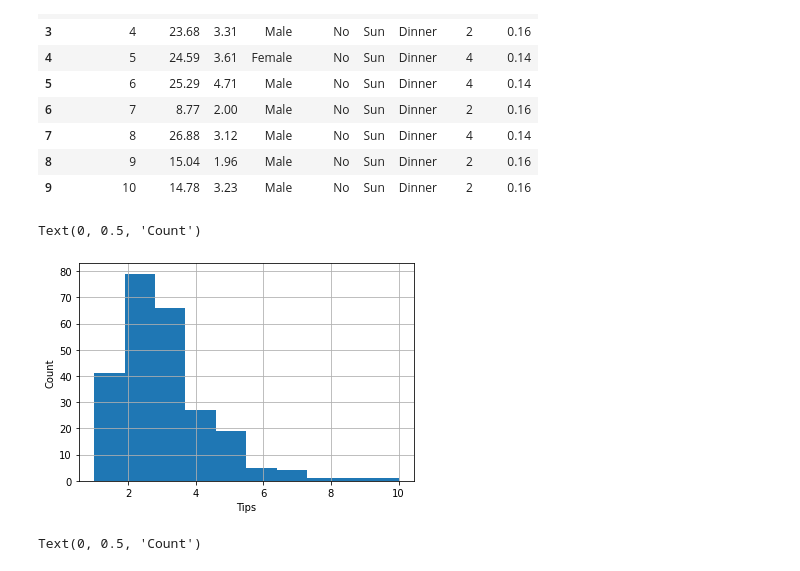
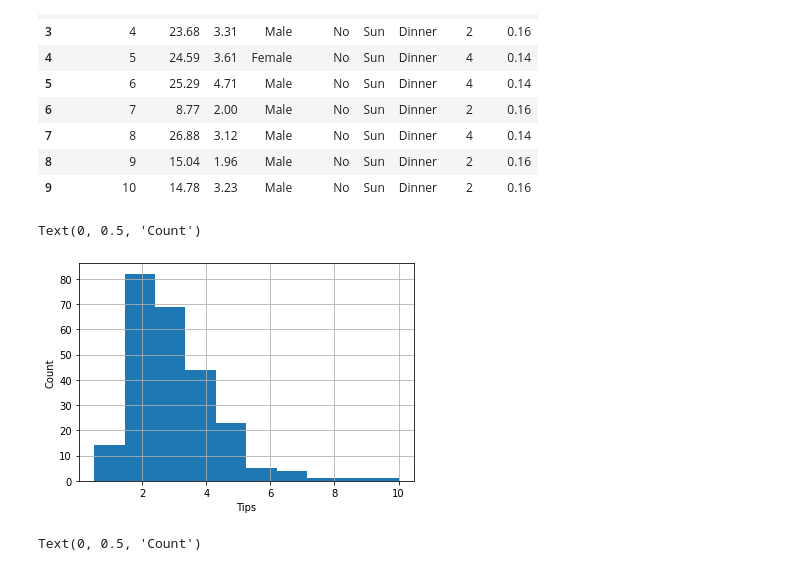
Before and after one commit to majockster/comp333-assignment1, a Jupyter notebook: comp333-assignment1.ipynb, the cells around one changed output. Saved outputs shown, nothing was run; the diff lists cells and outputs as text; code cells hidden in the pictures.

```diff
--- a/comp333-assignment1.ipynb
+++ b/comp333-assignment1.ipynb
@@ -38,12 +38,12 @@ data_frame.head(10)
 | 9 | 10 | 14.78 | 3.23 | Male | No | Sun | Dinner | 2 | 0.16 |
 # %%
 #Histogram of tip amounts where the bins cover $1 increments.
-fig1 = data_frame['tip'].hist(bins=10)
+fig1 = data_frame['tip'].hist(bins=10, range=(0.5,10))
 fig1.set_xlabel("Tips")
 fig1.set_ylabel("Count")
 # %% [output]
 Text(0, 0.5, 'Count')
-[figure, old version]
+[figure, new version]
 # %%
 #Histogram of tip amounts where the bins cover $0.10 increments.
 fig2 = data_frame['tip'].hist(bins=48)
```
